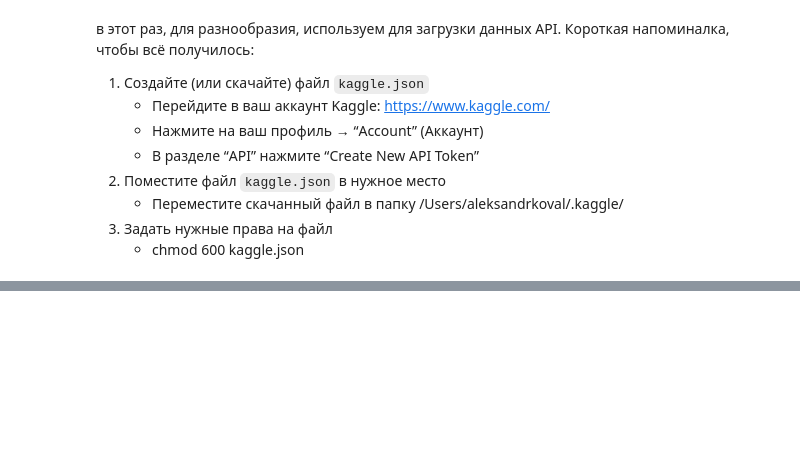
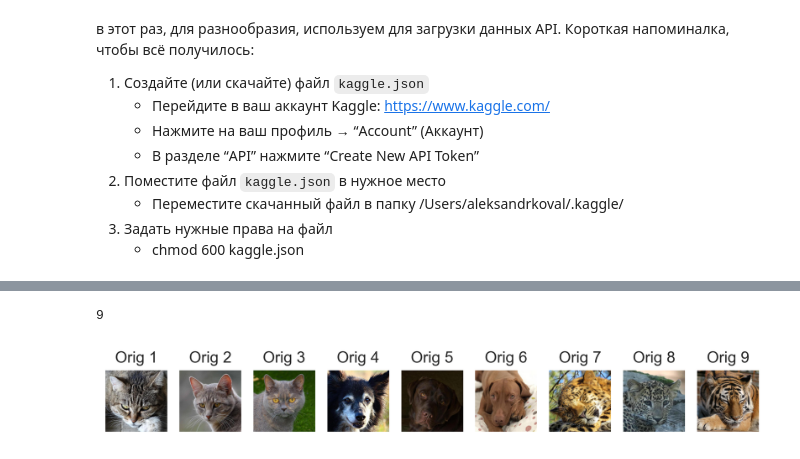
Before and after one commit to Iskander80/ML, a Jupyter notebook: home_task_5.ipynb, the cells around one changed output, grey strips where cells are left out. Saved outputs shown, nothing was run; the diff lists cells and outputs as text; code cells hidden in the pictures; blank space fills up the shorter version.

```diff
--- a/home_task_5.ipynb
+++ b/home_task_5.ipynb
@@ -128,0 +108,45 @@ df_test: (1500, 2)
+# %%
+def show_images(img_list, title="Image", cols=5, cmap=None):
+    plt.figure(figsize=(cols, cols/5), dpi=300)
+    if cols > len(img_list): cols = len(img_list)
+    for i, img_p in enumerate(img_list):
+        plt.subplot(1, cols, i+1)
+        img = cv2.imread(img_p)
+        if len(img.shape) == 2:
+            plt.imshow(img, cmap=cmap or "gray")
+        else:
+            plt.imshow(cv2.cvtColor(img, cv2.COLOR_BGR2RGB))
+        plt.axis("off")
+        plt.title(f"{title} {i+1}")
+        if i == cols - 1: break
+    plt.show()
+# %%
+filter_val = []
+filter_val = df_test.groupby('class').head(4)
+show_images(list(os.path.join(data_val,filename) for filename in filter_val['filename'].to_list()), "Orig", 12)
+# %%
+def show_images(path, df, title="Image", cols=3, cmap=None):
+    filter_val = []
+    filter_val = df.groupby('class').head(cols)
+    img_list = list(os.path.join(path,filename) for filename in filter_val['filename'].to_list())
+    print(len(img_list))
+    plt.figure(figsize=(cols*3, cols*9/5), dpi=300)
+    if cols*3 > len(img_list): cols = len(img_list)
+    for i, img_p in enumerate(img_list):
+        plt.subplot(1, cols*3, i+1)
+        img = cv2.imread(img_p)
+        if len(img.shape) == 2:
+            plt.imshow(img, cmap=cmap or "gray")
+        else:
+            plt.imshow(cv2.cvtColor(img, cv2.COLOR_BGR2RGB))
+        plt.axis("off")
+        plt.title(f"{title} {i+1}")
+        #if i == cols*3 - 1: break
+    plt.show()
+
+show_images(data_val, df_test, "Orig", 4)
+# %%
+show_images(data_val, df_test, "Orig", 3)
+# %% [output]
+9
+[figure, added]
```
Also changed, not shown: parts of 3 cells of this notebook.
